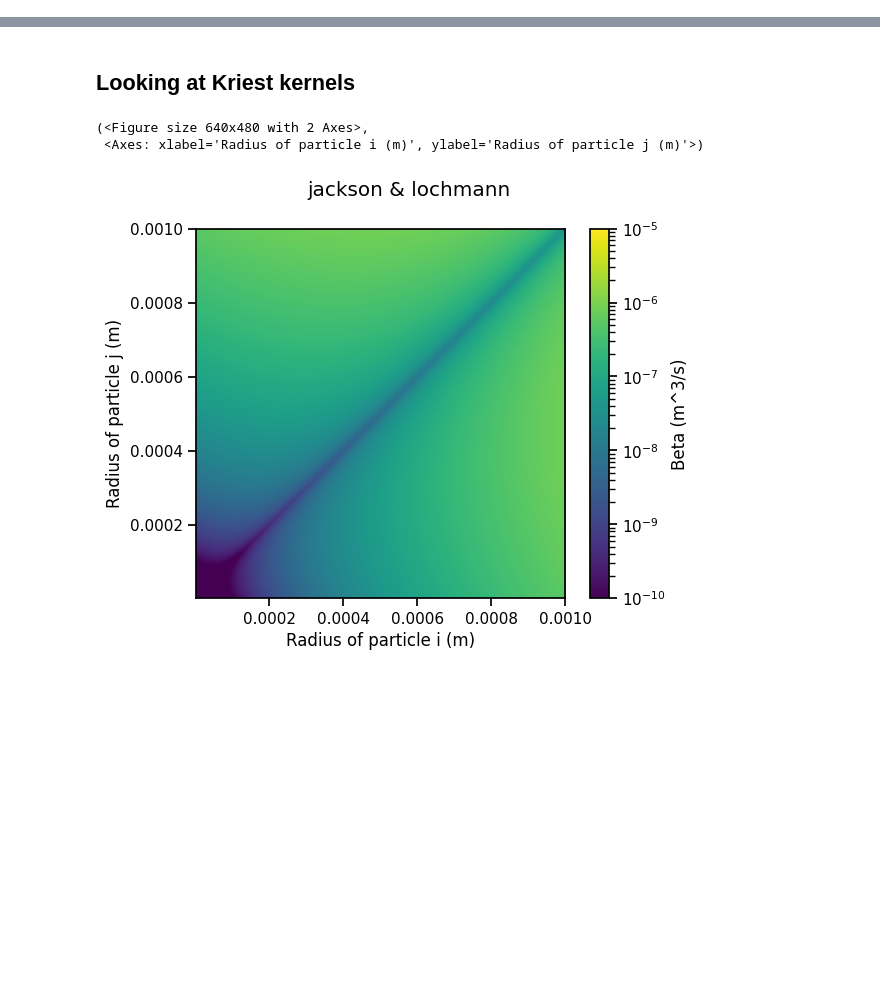
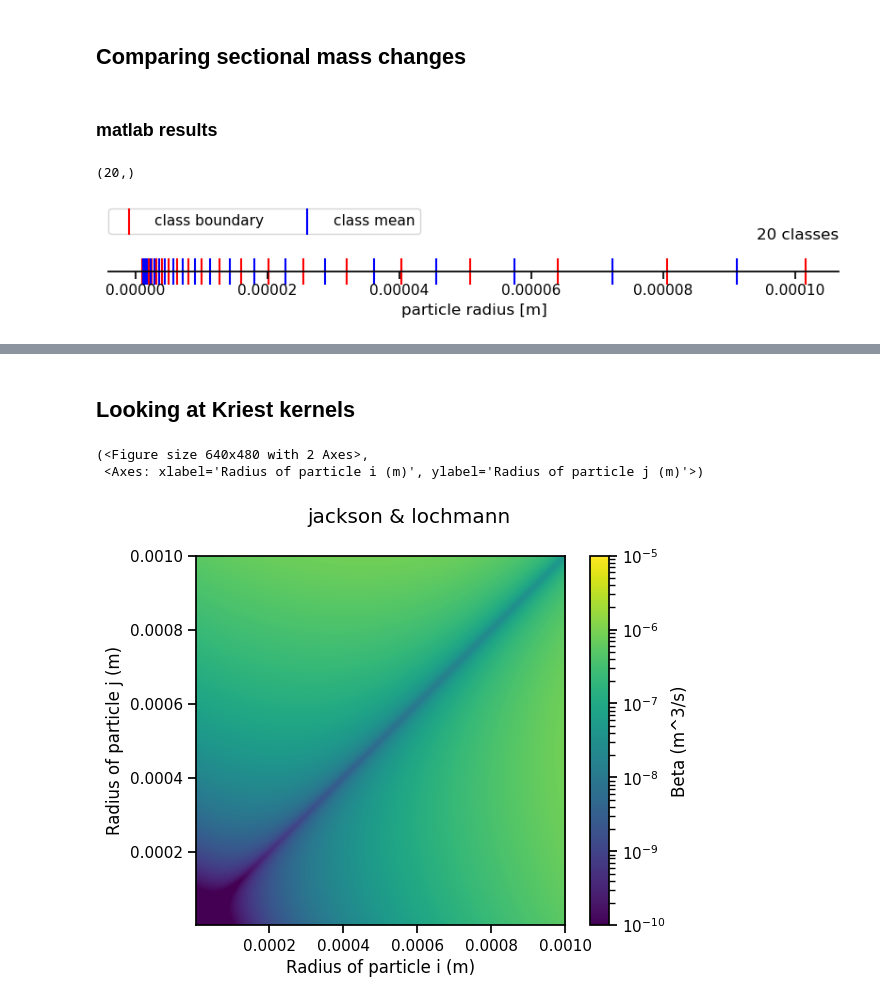
Before and after one commit to 465b/particle_aggregation_model, a Jupyter notebook: running_and_visualizing_experiments.ipynb, the cells around one changed output, grey strips where cells are left out. Saved outputs shown, nothing was run; the diff lists cells and outputs as text; code cells hidden in the pictures; blank space fills up the shorter version.

Commit message:
debugging (not done.) sectional mass changes. comparing to matlab output

```diff
--- a/running_and_visualizing_experiments.ipynb
+++ b/running_and_visualizing_experiments.ipynb
@@ -8,3 +14,7 @@ import matplotlib.pyplot as plt
 import numpy as np
 import seaborn as sns
 sns.set_context('notebook')
+# %% [markdown]
+## Comparing sectional mass changes
+# %% [markdown]
+### matlab results
@@ -10,0 +24,16 @@ sns.set_context('notebook')
+# %%
+particle_size_distribution = psd(radius_sphere_min = 1e-6,radius_sphere_max = 1.1e-4,
+                                 type='powerlaw',kwargs={'a':2e-12,'k':4})
+# %%
+particle_size_distribution.data.shape
+# %% [output]
+(20,)
+# %%
+# volume of each size class
+volume_boundary_spheres = particle_size_distribution.radius_boundary_spheres**3
+volume_mean_spheres = particle_size_distribution.radius_mean_spheres**3
+
+# plot the volume on a number line
+plot_particlesize_classes(particle_size_distribution.radius_boundary_spheres)
+# %% [output]
+[figure, added]
```
Also changed, not shown: parts of 19 cells of this notebook, 5 other files.
